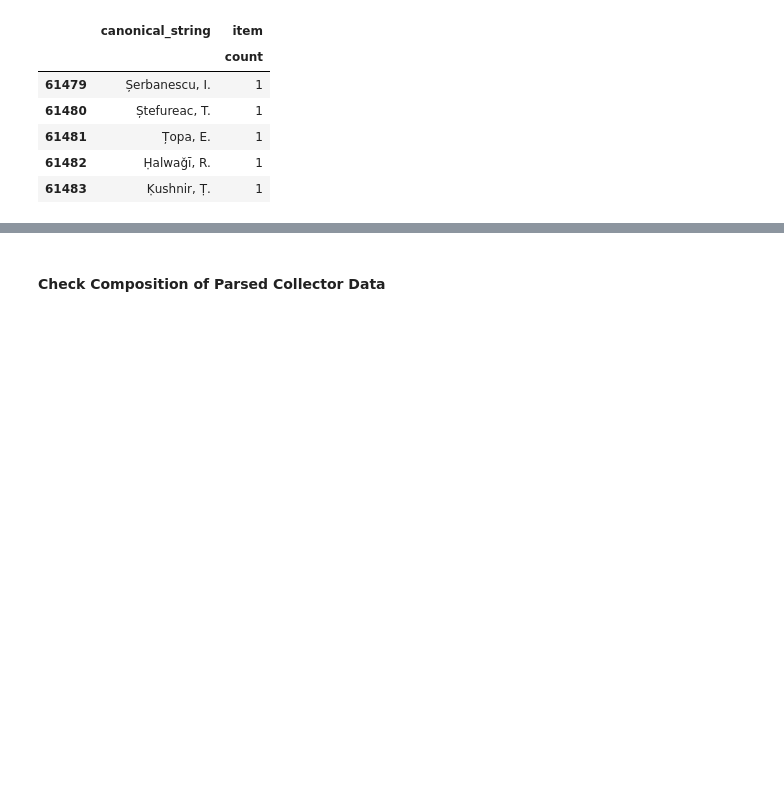
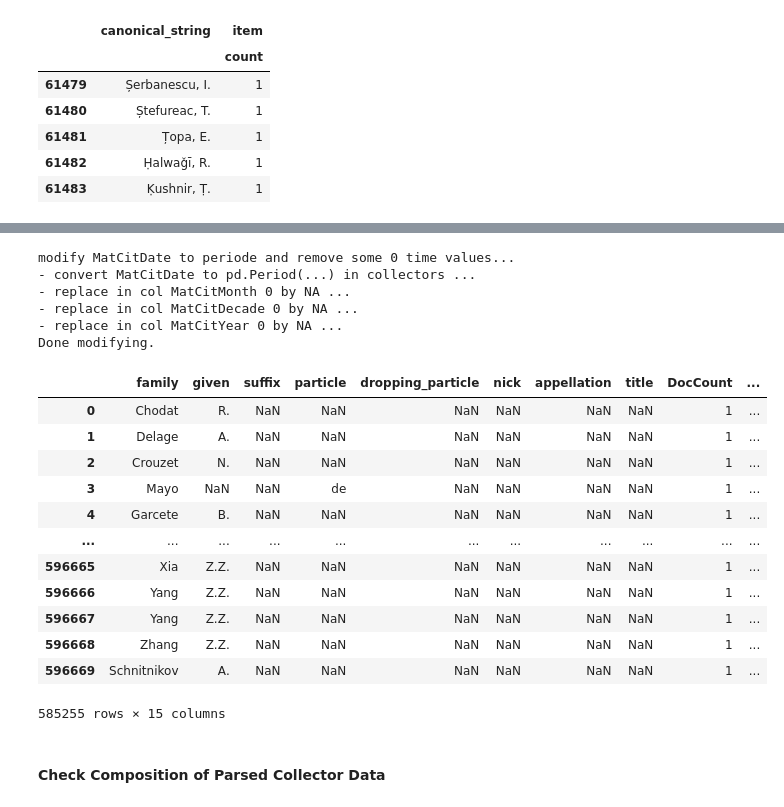
Before and after one commit to infinite-dao/collector-matching, a Jupyter notebook: create_and_match_plazi_collectors_dataset.ipynb, the cells around one changed output, grey strips where cells are left out. Drawn from its saved outputs; the diff is of its cells as text; code cells hidden in the pictures; blank space fills up the shorter version.

```diff
--- a/create_and_match_plazi_collectors_dataset.ipynb
+++ b/create_and_match_plazi_collectors_dataset.ipynb
@@ -257,2 +283,47 @@ collectors
+# %%
+# atomized names parsed already by ruby gem package: dwcagent
+
+collectors = pd.read_csv(this_name_source_file_parsed, sep="\t", low_memory=False)
+
+def convert_to_time_periode(x, freq='ms'):
+    try:
+        return pd.Period(x, freq=freq)
+    except:
+        # TODO check and curate date string values
+        return pd.NaT
+
+print("modify MatCitDate to periode and remove some 0 time values...")
+
+for col in ['MatCitDate']:
+    print("- convert", col, "to pd.Period(...) in collectors ...")
+    collectors[col] = collectors[col].apply(lambda x: convert_to_time_periode(x, freq='ms'))
+
+for col in ['MatCitMonth', 'MatCitDecade', 'MatCitYear']:
+    print("- replace in col", col,"0 by NA ...")
+    collectors[col] = collectors[col].replace(0, pd.NA)
+print("Done modifying.")
+
+collectors.dropna(subset=['family'], inplace=True) # remove where family was NA, e.g. from originally «??» aso.
+collectors
+# %% [output]
+modify MatCitDate to periode and remove some 0 time values...
+- convert MatCitDate to pd.Period(...) in collectors ...
+- replace in col MatCitMonth 0 by NA ...
+- replace in col MatCitDecade 0 by NA ...
+- replace in col MatCitYear 0 by NA ...
+Done modifying.
+|  | family | given | suffix | particle | dropping_particle | nick | appellation | title | DocCount | ... |
+| 0 | Chodat | R. | NaN | NaN | NaN | NaN | NaN | NaN | 1 | ... |
+| 1 | Delage | A. | NaN | NaN | NaN | NaN | NaN | NaN | 1 | ... |
+| 2 | Crouzet | N. | NaN | NaN | NaN | NaN | NaN | NaN | 1 | ... |
+| 3 | Mayo | NaN | NaN | de | NaN | NaN | NaN | NaN | 1 | ... |
+| 4 | Garcete | B. | NaN | NaN | NaN | NaN | NaN | NaN | 1 | ... |
+| ... | ... | ... | ... | ... | ... | ... | ... | ... | ... | ... |
+| 596665 | Xia | Z.Z. | NaN | NaN | NaN | NaN | NaN | NaN | 1 | ... |
+| 596666 | Yang | Z.Z. | NaN | NaN | NaN | NaN | NaN | NaN | 1 | ... |
+| 596667 | Yang | Z.Z. | NaN | NaN | NaN | NaN | NaN | NaN | 1 | ... |
+| 596668 | Zhang | Z.Z. | NaN | NaN | NaN | NaN | NaN | NaN | 1 | ... |
+| 596669 | Schnitnikov | А. | NaN | NaN | NaN | NaN | NaN | NaN | 1 | ... |
+585255 rows × 15 columns
 # %% [markdown]
 #### Check Composition of Parsed Collector Data
```
Also changed, not shown: parts of 45 cells of this notebook, 41 other files.
